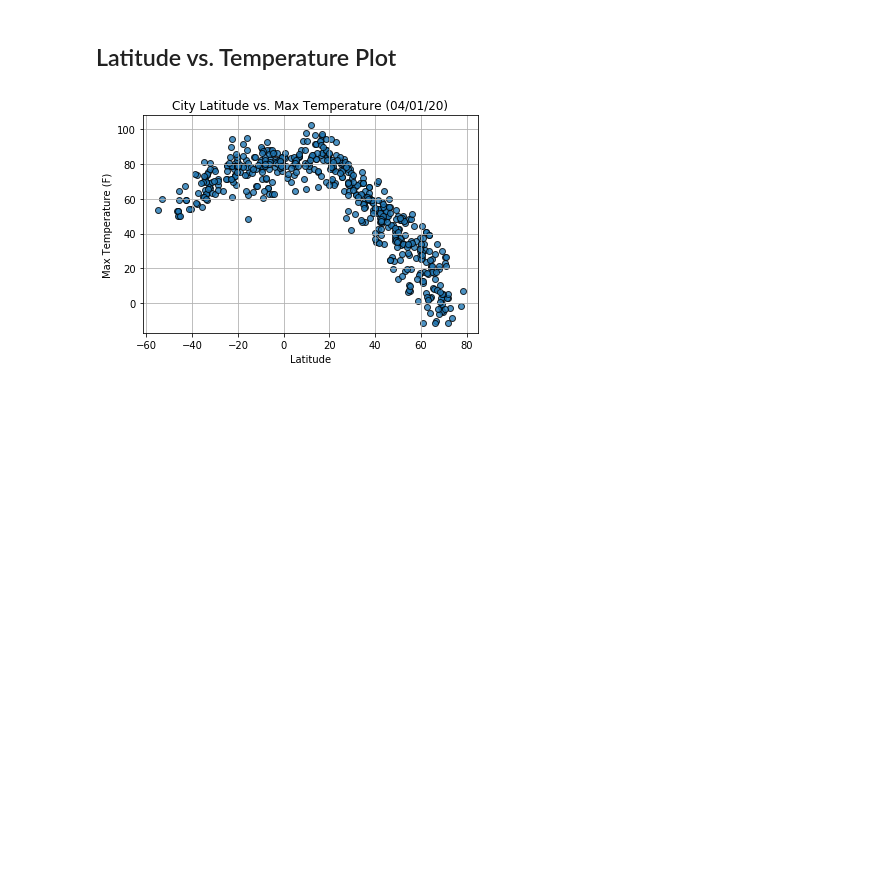
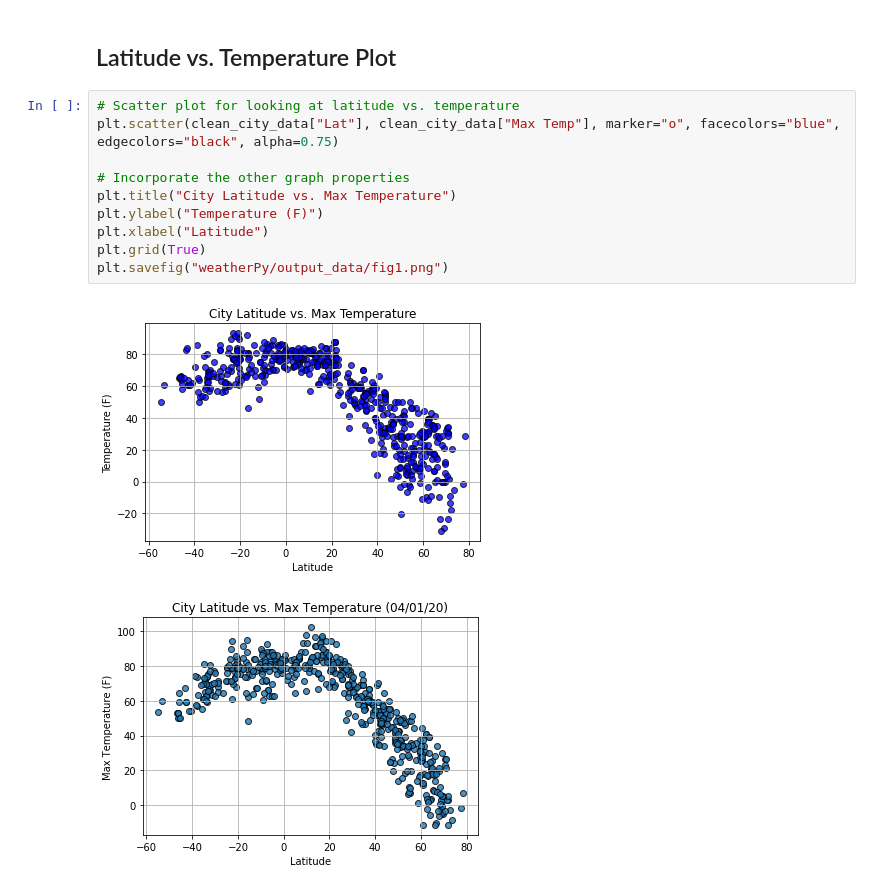
Before and after one commit to jforbis/python-api-challenge, a Jupyter notebook: WeatherPy.ipynb, the cells around one changed output. Cells and saved outputs as stored; diff of their text form; blank space fills up the shorter version.

Commit message:
save point: finished first scatter plot

```diff
--- a/WeatherPy.ipynb
+++ b/WeatherPy.ipynb
@@ -209,6 +197,18 @@ print(high_humidity_indexes)
 * Save the plotted figures as .pngs.
 # %% [markdown]
 ## Latitude vs. Temperature Plot
+# %%
+# Scatter plot for looking at latitude vs. temperature
+plt.scatter(clean_city_data["Lat"], clean_city_data["Max Temp"], marker="o", facecolors="blue", edgecolors="black", alpha=0.75)
+
+# Incorporate the other graph properties
+plt.title("City Latitude vs. Max Temperature")
+plt.ylabel("Temperature (F)")
+plt.xlabel("Latitude")
+plt.grid(True)
+plt.savefig("weatherPy/output_data/fig1.png")
+# %% [output]
+[figure, added]
 # %%
 # %% [output]
 [figure]
```
Also changed, not shown: parts of 7 cells of this notebook, 4 other files.
